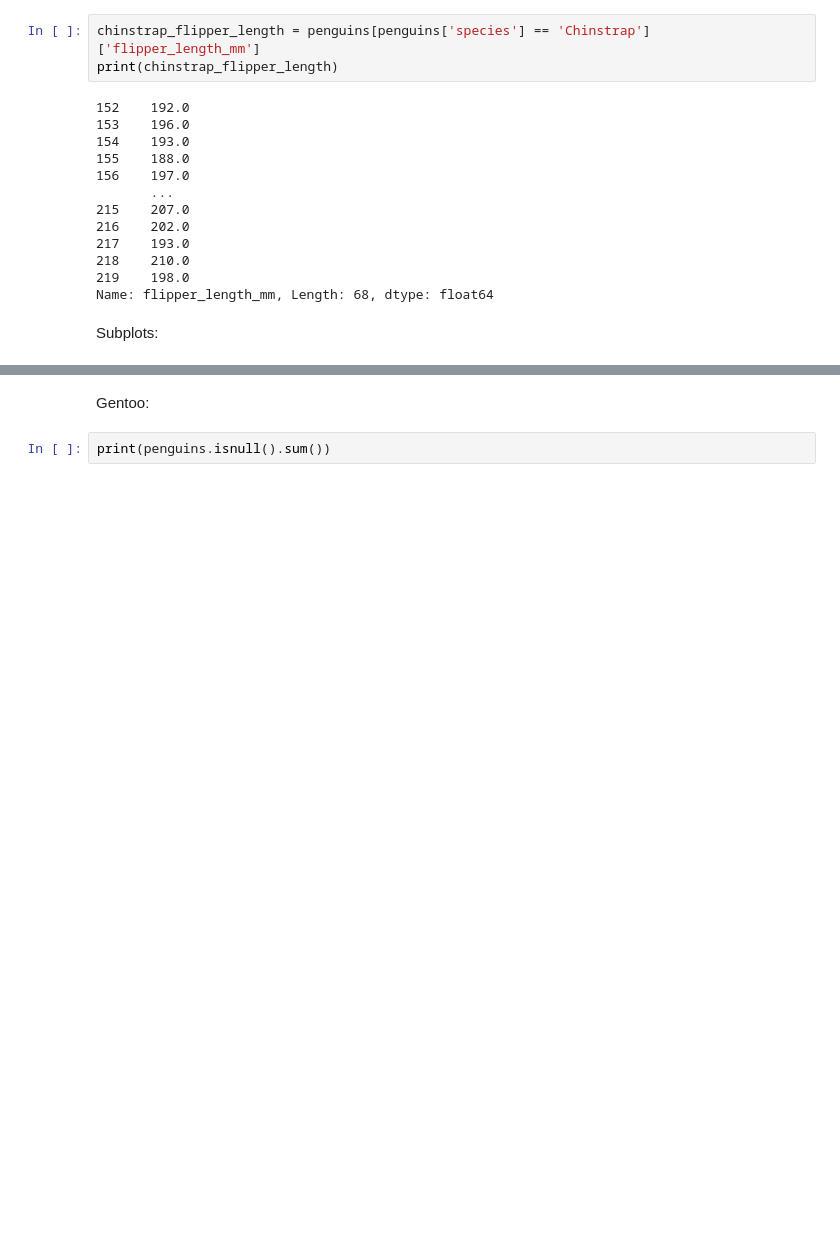
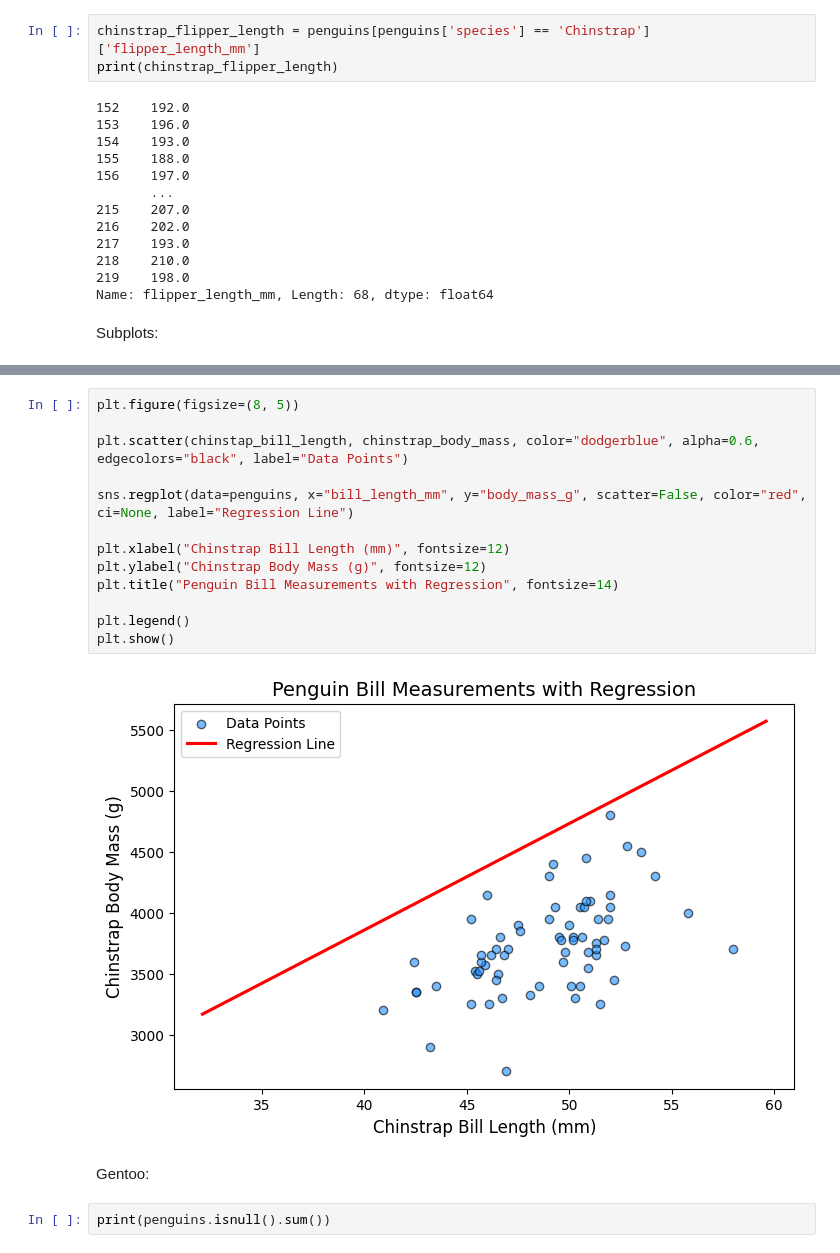
Before and after one commit to surafelmeharihaile-ai/Data110, a Jupyter notebook: week_7_surafel_haile.ipynb, the cells around one changed output, grey strips where cells are left out. Drawn from its saved outputs; the diff is of its cells as text; blank space fills up the shorter version.

```diff
--- a/week_7_surafel_haile.ipynb
+++ b/week_7_surafel_haile.ipynb
@@ -303,3 +321,18 @@ Subplots:
+# %%
+plt.figure(figsize=(8, 5))
+
+plt.scatter(chinstap_bill_length, chinstrap_body_mass, color="dodgerblue", alpha=0.6, edgecolors="black", label="Data Points")
+
+sns.regplot(data=penguins, x="bill_length_mm", y="body_mass_g", scatter=False, color="red", ci=None, label="Regression Line")
+
+plt.xlabel("Chinstrap Bill Length (mm)", fontsize=12)
+plt.ylabel("Chinstrap Body Mass (g)", fontsize=12)
+plt.title("Penguin Bill Measurements with Regression", fontsize=14)
+
+plt.legend()
+plt.show()
+# %% [output]
+[figure, added]
 # %% [markdown]
  Gentoo:
 # %%
```
Also changed, not shown: parts of 16 cells of this notebook.
